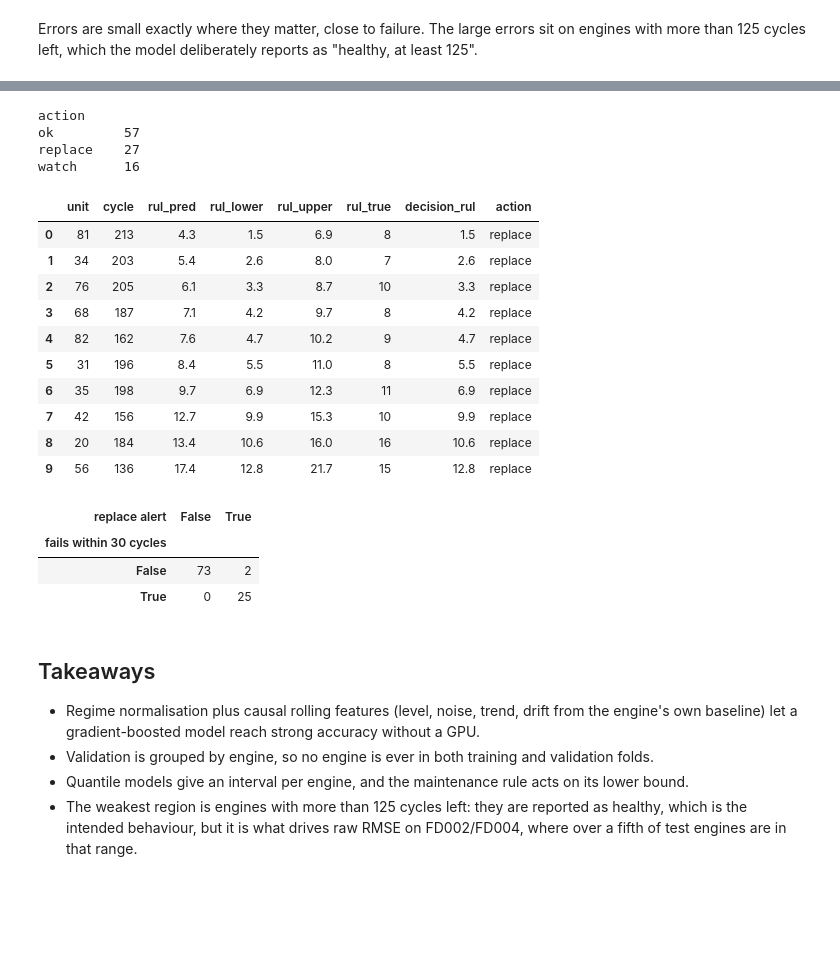
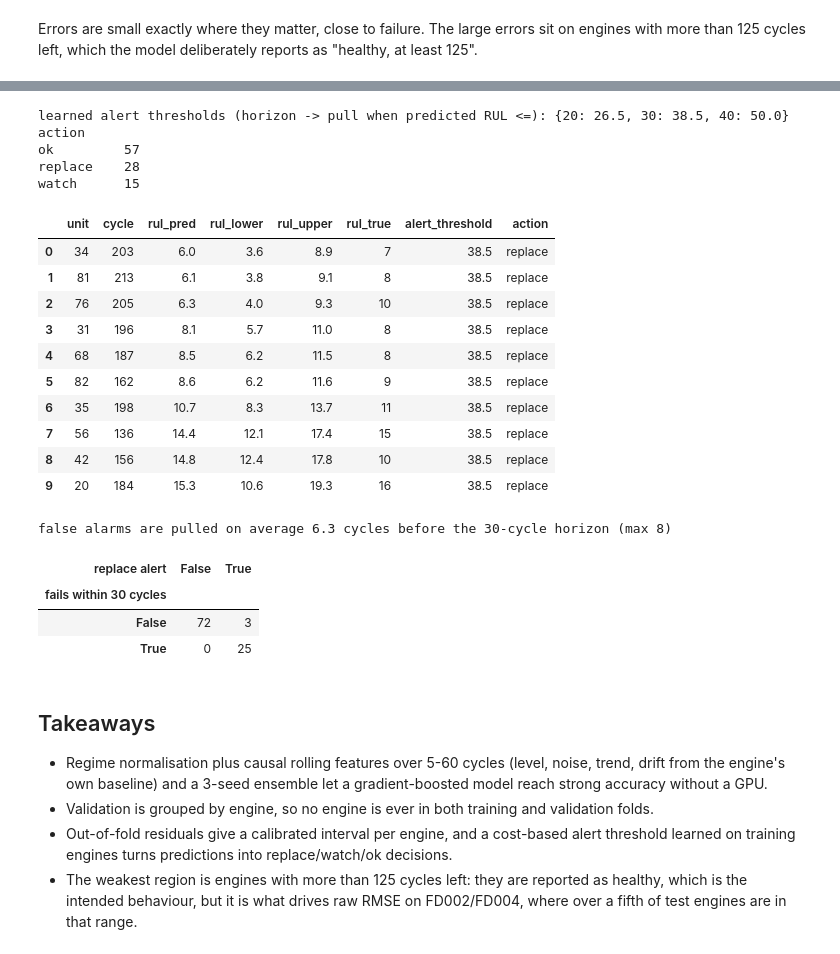
Before and after one commit to nawalkhann/turbosensor, a Jupyter notebook: notebooks/01_exploration_and_results.ipynb, the cells around one changed output, grey strips where cells are left out. Cells and saved outputs as stored; diff of their text form; code cells hidden in the pictures; blank space fills up the shorter version.

```diff
--- a/notebooks/01_exploration_and_results.ipynb
+++ b/notebooks/01_exploration_and_results.ipynb
@@ -214,36 +219,41 @@ An airline does not act on a point estimate. The planner pulls an engine when th
 # %%
-plan = maintenance_plan(latest, horizon=30, watch=60)
+print("learned alert thresholds (horizon -> pull when predicted RUL <=):", {h: model.alert_thresholds_[h] for h in (20, 30, 40)})
+plan = maintenance_plan(latest, horizon=30, watch=60, thresholds=model.alert_thresholds_)
 print(plan.action.value_counts().to_string())
 plan.head(10).round(1)
 # %% [output]
+learned alert thresholds (horizon -> pull when predicted RUL <=): {20: 26.5, 30: 38.5, 40: 50.0}
 action
 ok         57
-replace    27
-watch      16
+replace    28
+watch      15
-|  | unit | cycle | rul_pred | rul_lower | rul_upper | rul_true | decision_rul | action |
-| 0 | 81 | 213 | 4.3 | 1.5 | 6.9 | 8 | 1.5 | replace |
-| 1 | 34 | 203 | 5.4 | 2.6 | 8.0 | 7 | 2.6 | replace |
-| 2 | 76 | 205 | 6.1 | 3.3 | 8.7 | 10 | 3.3 | replace |
-| 3 | 68 | 187 | 7.1 | 4.2 | 9.7 | 8 | 4.2 | replace |
-| 4 | 82 | 162 | 7.6 | 4.7 | 10.2 | 9 | 4.7 | replace |
-| 5 | 31 | 196 | 8.4 | 5.5 | 11.0 | 8 | 5.5 | replace |
-| 6 | 35 | 198 | 9.7 | 6.9 | 12.3 | 11 | 6.9 | replace |
-| 7 | 42 | 156 | 12.7 | 9.9 | 15.3 | 10 | 9.9 | replace |
-| 8 | 20 | 184 | 13.4 | 10.6 | 16.0 | 16 | 10.6 | replace |
-| 9 | 56 | 136 | 17.4 | 12.8 | 21.7 | 15 | 12.8 | replace |
+|  | unit | cycle | rul_pred | rul_lower | rul_upper | rul_true | alert_threshold | action |
+| 0 | 34 | 203 | 6.0 | 3.6 | 8.9 | 7 | 38.5 | replace |
+| 1 | 81 | 213 | 6.1 | 3.8 | 9.1 | 8 | 38.5 | replace |
+| 2 | 76 | 205 | 6.3 | 4.0 | 9.3 | 10 | 38.5 | replace |
+| 3 | 31 | 196 | 8.1 | 5.7 | 11.0 | 8 | 38.5 | replace |
+| 4 | 68 | 187 | 8.5 | 6.2 | 11.5 | 8 | 38.5 | replace |
+| 5 | 82 | 162 | 8.6 | 6.2 | 11.6 | 9 | 38.5 | replace |
+| 6 | 35 | 198 | 10.7 | 8.3 | 13.7 | 11 | 38.5 | replace |
+| 7 | 56 | 136 | 14.4 | 12.1 | 17.4 | 15 | 38.5 | replace |
+| 8 | 42 | 156 | 14.8 | 12.4 | 17.8 | 10 | 38.5 | replace |
+| 9 | 20 | 184 | 15.3 | 10.6 | 19.3 | 16 | 38.5 | replace |
 # %%
 truth = plan.rul_true <= 30
 alert = plan.action == "replace"
+early = plan.loc[alert & ~truth, "rul_true"] - 30
+print(f"false alarms are pulled on average {early.mean():.1f} cycles before the 30-cycle horizon (max {early.max():.0f})")
 pd.crosstab(truth.rename("fails within 30 cycles"), alert.rename("replace alert"))
 # %% [output]
+false alarms are pulled on average 6.3 cycles before the 30-cycle horizon (max 8)
 | replace alert | False | True |
 | fails within 30 cycles |  |  |
-| False | 73 | 2 |
+| False | 72 | 3 |
 | True | 0 | 25 |
 # %% [markdown]
 ## Takeaways
 
-* Regime normalisation plus causal rolling features (level, noise, trend, drift from the engine's own baseline) let a gradient-boosted model reach strong accuracy without a GPU.
+* Regime normalisation plus causal rolling features over 5-60 cycles (level, noise, trend, drift from the engine's own baseline) and a 3-seed ensemble let a gradient-boosted model reach strong accuracy without a GPU.
 * Validation is grouped by engine, so no engine is ever in both training and validation folds.
-* Quantile models give an interval per engine, and the maintenance rule acts on its lower bound.
+* Out-of-fold residuals give a calibrated interval per engine, and a cost-based alert threshold learned on training engines turns predictions into replace/watch/ok decisions.
 * The weakest region is engines with more than 125 cycles left: they are reported as healthy, which is the intended behaviour, but it is what drives raw RMSE on FD002/FD004, where over a fifth of test engines are in that range.
```
Also changed, not shown: parts of 6 cells of this notebook, 17 other files.
